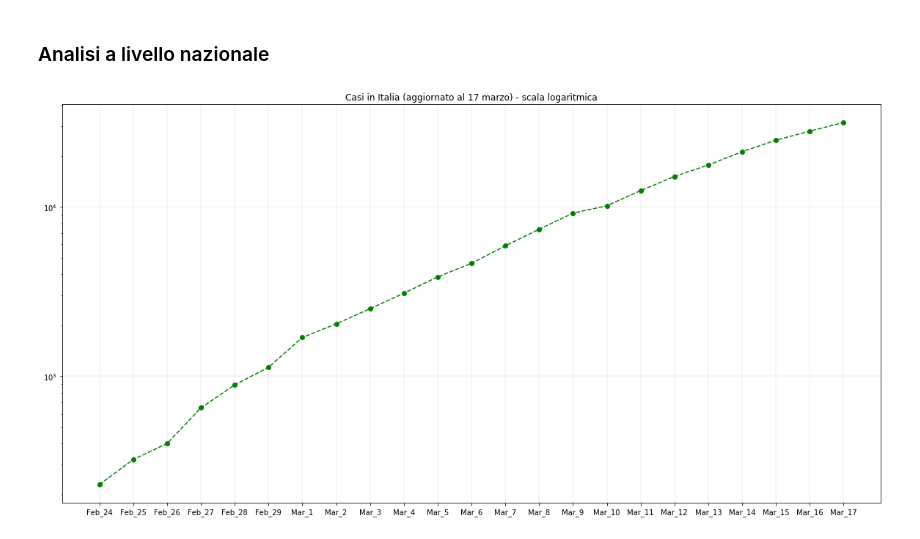
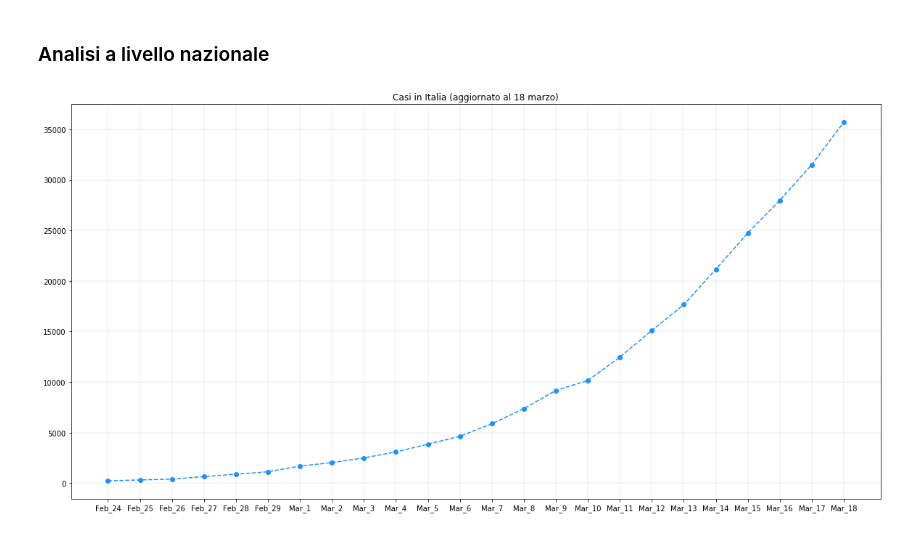
Before and after one commit to martinodn/CoViD-19, a Jupyter notebook: CoViD-19 analysis.ipynb, the cells around one changed output. Drawn from its saved outputs; the diff is of its cells as text; code cells hidden in the pictures.

```diff
--- a/CoViD-19 analysis.ipynb
+++ b/CoViD-19 analysis.ipynb
@@ -12,7 +12,7 @@ import matplotlib
 # Dictionary of situation per each day
 # import the csv and append to the dictionary
 
-current_day=17
+current_day=18
 dataframes={}
 
 # February
@@ -127,19 +126,19 @@ def overall_reg_trend(stat_type, region):
 # %%
 # Andamento nazionale della statistica desiderata
 
 def print_overall_trend(stat_type, _color, scale='linear', region="Italy"):
     plt.figure(figsize=(20,10))
     plt.grid(linewidth=0.2)
     plt.yscale(scale)
-    plt.title('Casi in Italia (aggiornato al %d marzo) - scala logaritmica' %current_day)
+    plt.title('Casi in Italia (aggiornato al %d marzo)' %current_day)
     if region=="Italy":
         _=plt.plot(pd.DataFrame(overall_trend(stat_type)).rename(index=pd.Series([x for x in dataframes])), 'go--',color=_color)
     else:
         _=plt.plot(pd.DataFrame(overall_reg_trend(stat_type, region)).rename(index=pd.Series([x for x in dataframes])), 'go--',color=_color)
 
-print_overall_trend('totale_casi', 'green', scale='log')
+print_overall_trend('totale_casi', 'dodgerblue', scale='linear')
 # %% [output]
-[figure, old version]
+[figure, new version]
 # %%
 def delta_var(stat_type, perc="yes"):
     delta_perc=[]
```
Also changed, not shown: parts of 8 cells of this notebook.
